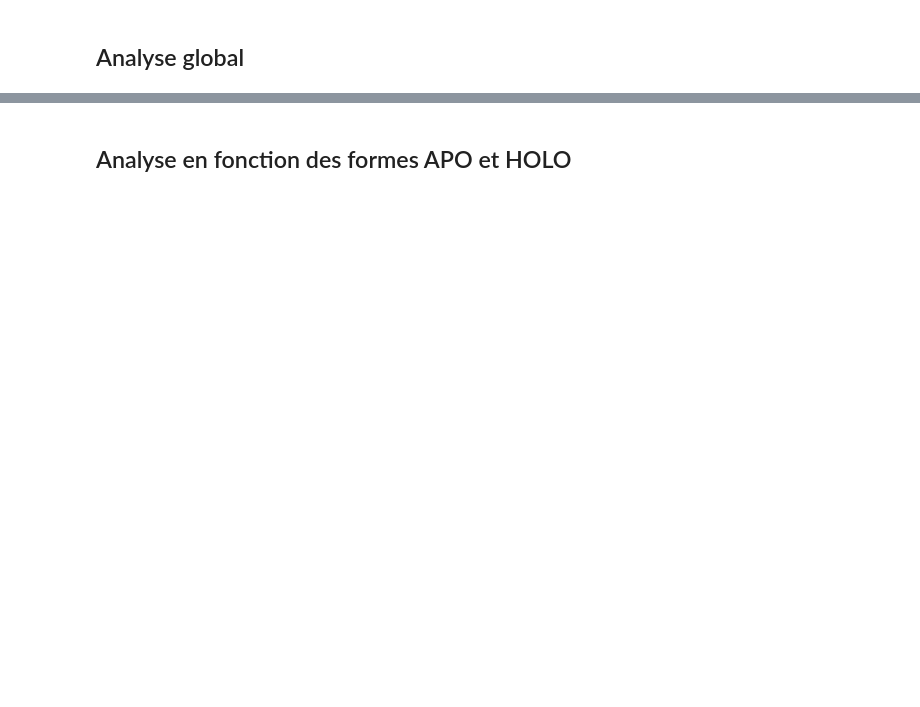
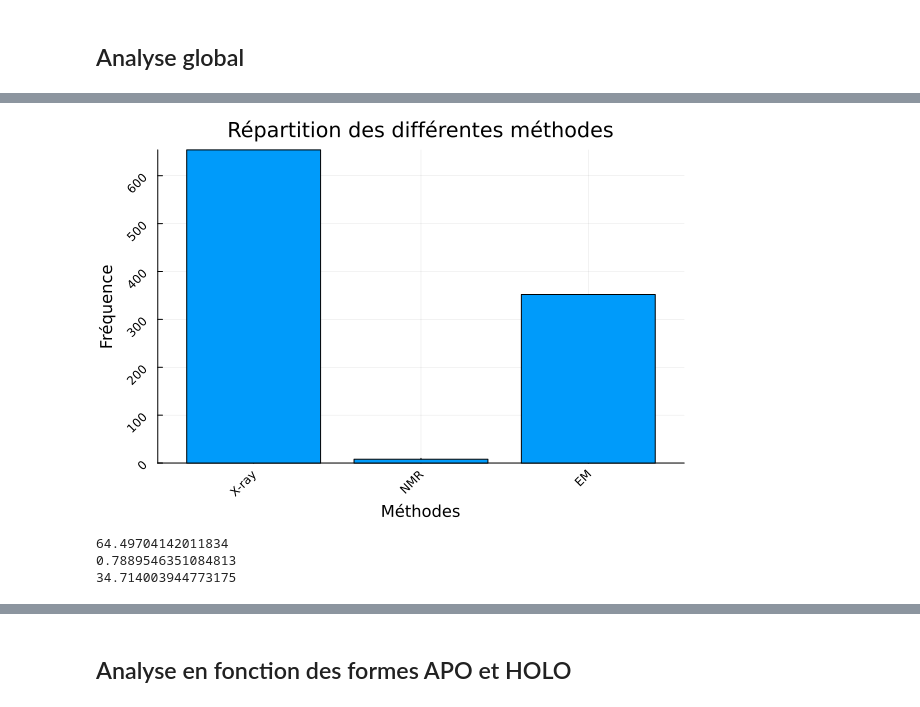
Before and after one commit to diegozea/AlphaConformers.jl, a Jupyter notebook: scripts/visualisation_mapping.ipynb, the cells around one changed output, grey strips where cells are left out. Saved outputs shown, nothing was run; the diff lists cells and outputs as text; code cells hidden in the pictures; blank space fills up the shorter version.

```diff
--- a/scripts/visualisation_mapping.ipynb
+++ b/scripts/visualisation_mapping.ipynb
@@ -56,3 +76,29 @@ histogram(df.METHOD,
+# %%
+#Voir la répartition entre les differentes méthodes
+using StatsBase
+# Compter la fréquence des différentes méthodes
+method_counts = countmap(df.METHOD)
+
+# Extraire les labels (méthodes) et les fréquences
+methods = collect(keys(method_counts))  # Liste des méthodes
+frequencies = collect(values(method_counts))  # Nombre d'occurrences
+
+# Faire un barplot (adapté aux données catégorielles)
+bar(methods, frequencies,
+    title="Répartition des différentes méthodes",
+    xlabel="Méthodes", ylabel="Fréquence",
+    legend=false, rotation=45)
+# %% [output]
+[figure, added]
+# %%
+for i in 1:length(methods)
+    percentage = (frequencies[i] / total) * 100
+    println(percentage)
+end
+# %% [output]
+64.49704142011834
+0.7889546351084813
+34.714003944773175
 # %%
 #Voir lien entre le méthode et la résolution
 # Filtrer les données pour exclure la méthode "NMR"
```
Also changed, not shown: parts of 23 cells of this notebook, 8 other files.
